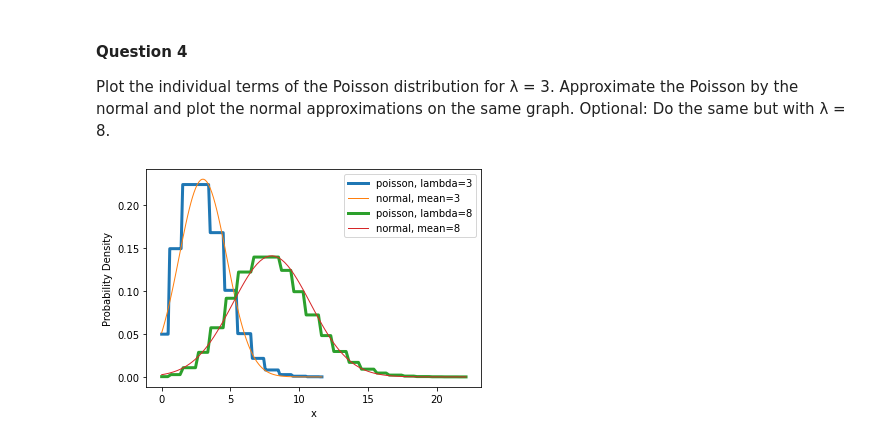
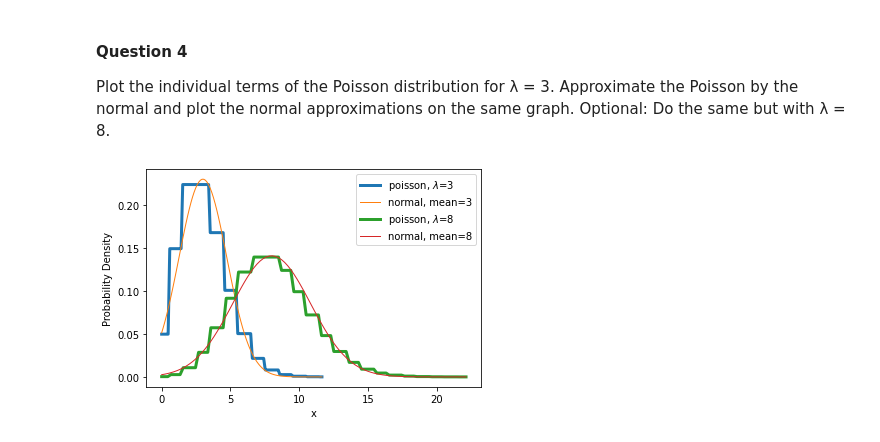
Before and after one commit to astridbg/geo4300, a Jupyter notebook: ex1_probability_distributions.ipynb, the cells around one changed output. Drawn from its saved outputs; the diff is of its cells as text; code cells hidden in the pictures.

```diff
--- a/ex1_probability_distributions.ipynb
+++ b/ex1_probability_distributions.ipynb
@@ -542,13 +552,13 @@ Plot the individual terms of the Poisson distribution for λ  = 3. Approximate t
 # %%
 for lambd in [3.,8.]:
     my_mean = lambd
     my_std = np.sqrt(lambd)
     x = np.linspace(0,my_mean+5*my_std,100)
     #plt.scatter(x,poisson.pmf(np.round(x),lambd))#, linewidth=3, label='poisson, lambda=%.0f' %lambd)
-    plt.plot(x,poisson.pmf(np.round(x),lambd), linewidth=3, label='poisson, lambda=%.0f' %lambd)
+    plt.plot(x,poisson.pmf(np.round(x),lambd), linewidth=3, label='poisson, $\lambda$=%.0f' %lambd)
     plt.plot(x,norm.pdf(x,my_mean,my_std), linewidth=1, label= 'normal, mean=%.0f' %lambd)
     plt.xlabel('x')
     plt.ylabel('Probability Density')
     plt.legend()
 # %% [output]
-[figure, old version]
+[figure, new version]
```
Also changed, not shown: parts of 14 cells of this notebook.
